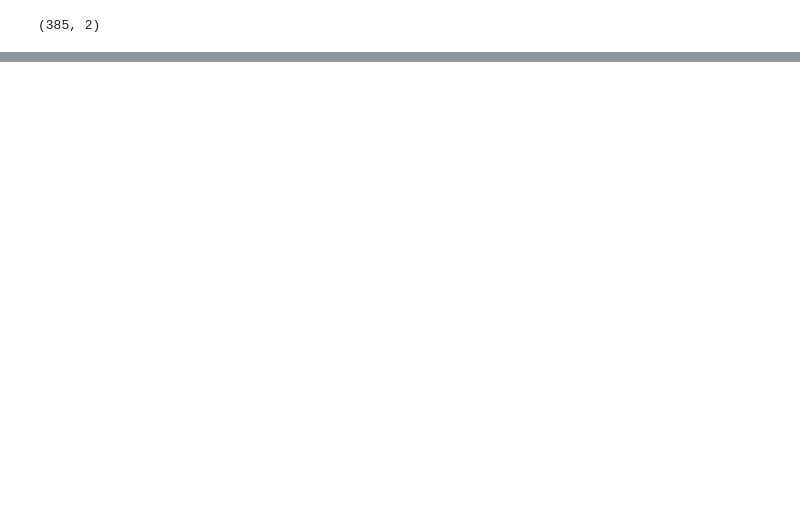
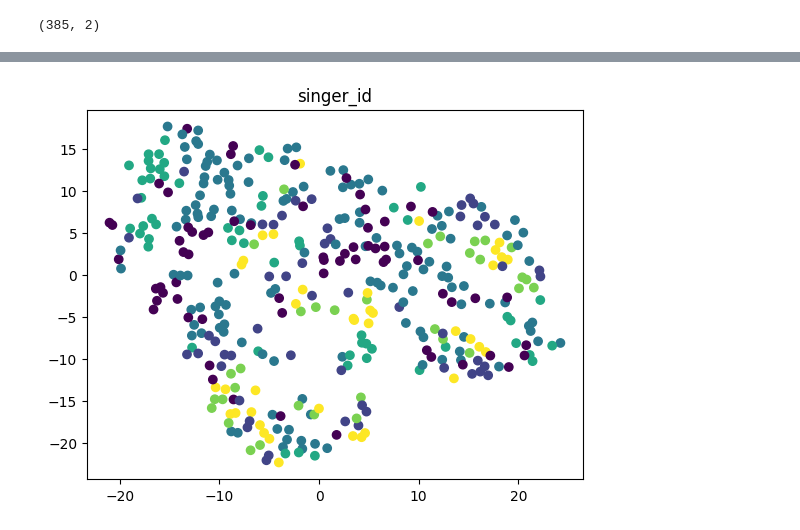
Before and after one commit to maximoskp/singer_feature_multi_regression, a Jupyter notebook: test_plot.ipynb, the cells around one changed output, grey strips where cells are left out. Saved outputs shown, nothing was run; the diff lists cells and outputs as text; code cells hidden in the pictures; blank space fills up the shorter version.

```diff
--- a/test_plot.ipynb
+++ b/test_plot.ipynb
@@ -149,0 +262,7 @@ Text(0.5, 1.0, 'F2_Hz')
+# %%
+# make numpy for all projectors
+projectors_np = {}
+projectors_tsne = {}
+for k in projectors.keys():
+    projectors_np[k] = np.vstack(projectors[k])
+    projectors_tsne[k] = tsne.fit_transform(projectors_np[k])
@@ -149,0 +271,9 @@ Text(0.5, 1.0, 'F2_Hz')
+# %%
+for k in projectors.keys():
+    X_embedded = projectors_tsne[k]
+    plt.clf()
+    plt.scatter( X_embedded[:,0], X_embedded[:,1], c=cv_np[k] ) # c=cv_np['singer_id'] )
+    plt.title(k)
+    plt.savefig('figs/' + k + '.png', dpi=300)
+# %% [output]
+[figure, added]
```
Also changed, not shown: parts of 17 cells of this notebook, 3 other files.
